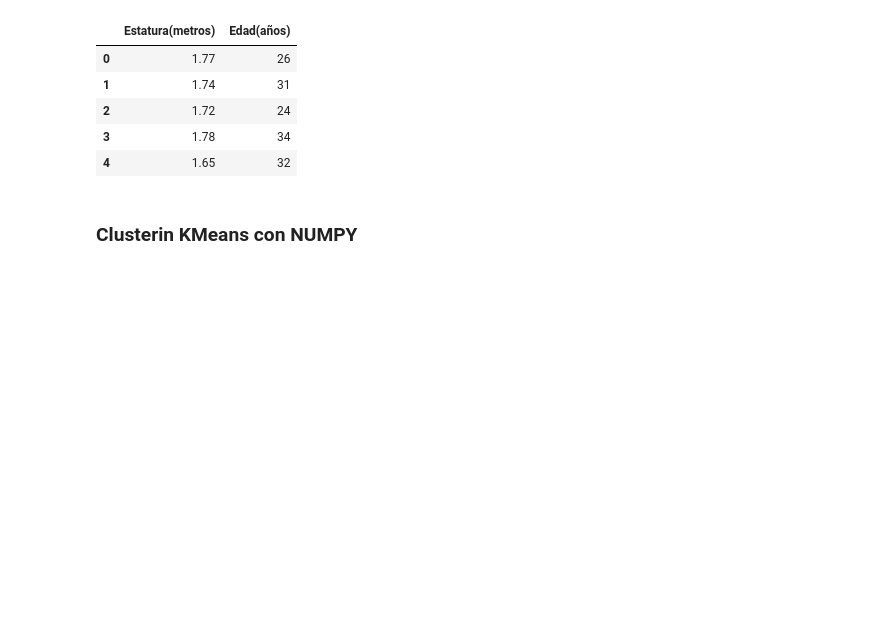
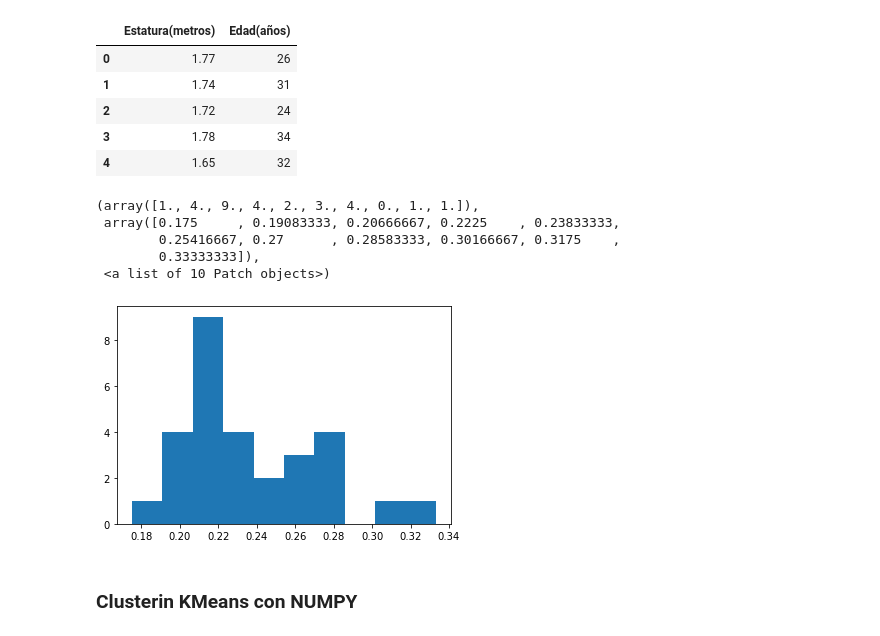
Before and after one commit to marlonSamuel/proyecto_python, a Jupyter notebook: tarea 5/Clustering and Anomaly Detection.ipynb, the cells around one changed output. Cells and saved outputs as stored; diff of their text form; code cells hidden in the pictures; blank space fills up the shorter version.

```diff
--- a/tarea 5/Clustering and Anomaly Detection.ipynb
+++ b/tarea 5/Clustering and Anomaly Detection.ipynb
@@ -24,6 +24,16 @@ data = np.array(data)
 test = np.array(test)
 anomalias = np.array(anomalias)
 y_anom = -np.ones(len(anomalias))
+# %%
+data_norm = data**1/3
+plt.hist(data_norm[:,1])
+# %% [output]
+(array([1., 4., 9., 4., 2., 3., 4., 0., 1., 1.]),
+ array([0.175     , 0.19083333, 0.20666667, 0.2225    , 0.23833333,
+        0.25416667, 0.27      , 0.28583333, 0.30166667, 0.3175    ,
+        0.33333333]),
+ <a list of 10 Patch objects>)
+[figure, added]
 # %% [markdown]
 ### Clusterin KMeans con NUMPY
 # %%
```
Also changed, not shown: 1 other file.
